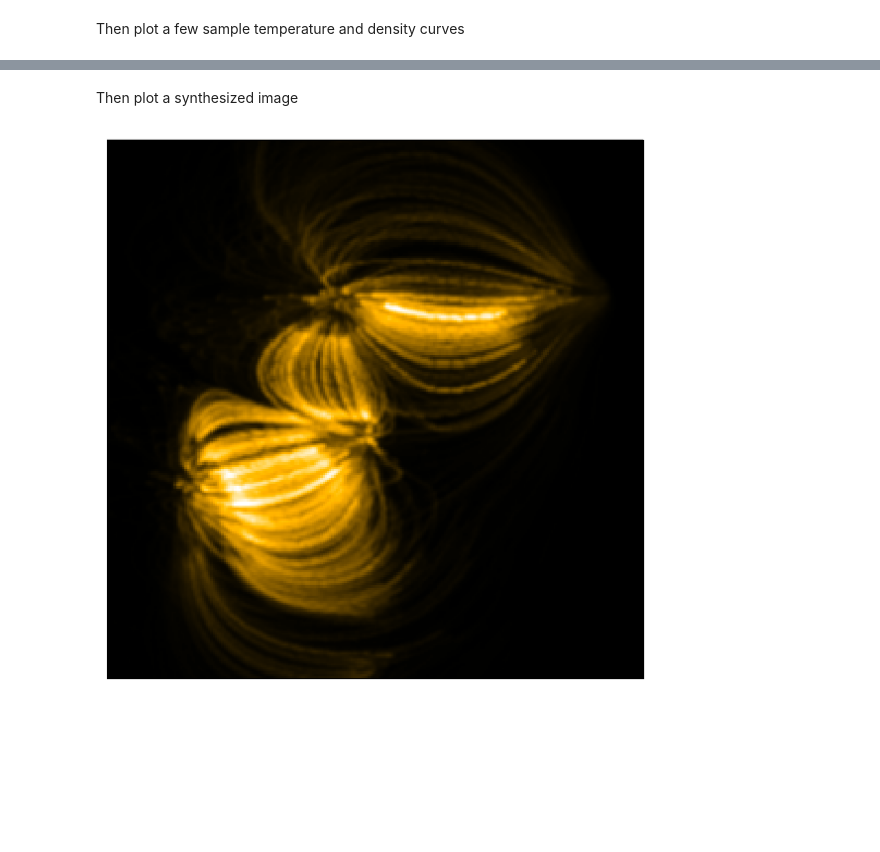
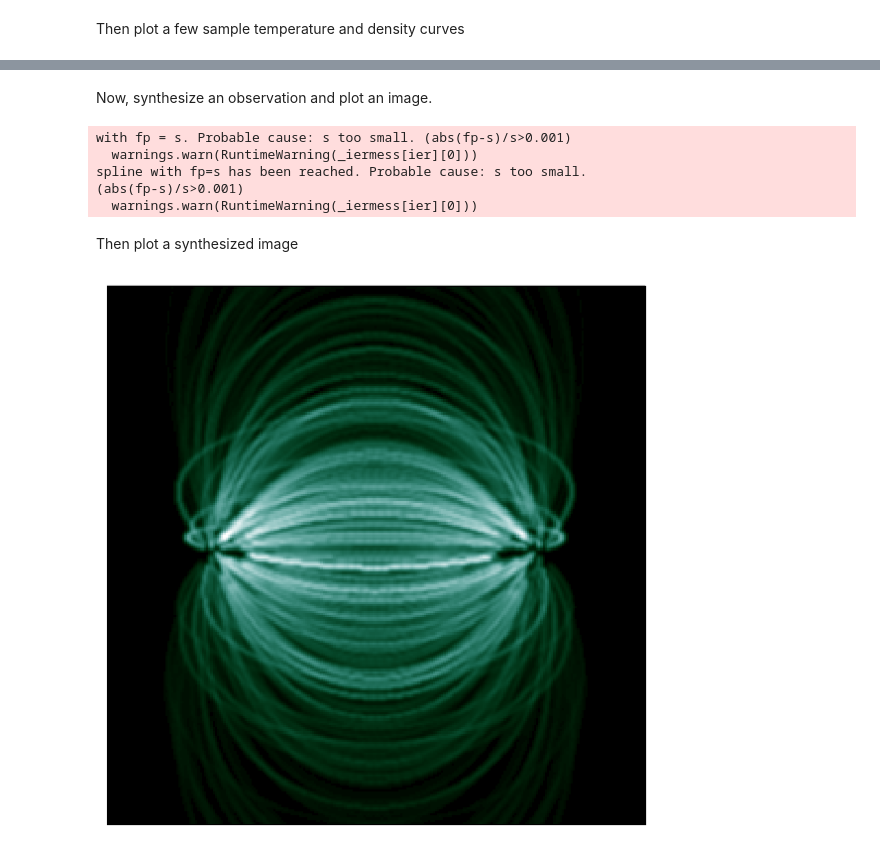
Before and after one commit to wtbarnes/tess-2018-talk, a Jupyter notebook: notebooks/diagram.ipynb, the cells around one changed output, grey strips where cells are left out. Cells and saved outputs as stored; diff of their text form; code cells hidden in the pictures; blank space fills up the shorter version.

```diff
--- a/notebooks/diagram.ipynb
+++ b/notebooks/diagram.ipynb
@@ -209,0 +277,2 @@ fig.savefig('../img/profiles_diagram.png',format='png',dpi=300,bbox_inches='tigh
+# %% [markdown]
+Now, synthesize an observation and plot an image.
@@ -209,0 +283,8 @@ fig.savefig('../img/profiles_diagram.png',format='png',dpi=300,bbox_inches='tigh
+# %%
+observer.build_detector_files('../data/dipole_example/',ds=0.25*u.Mm,)
+# %% [output]
+with fp = s. Probable cause: s too small. (abs(fp-s)/s>0.001)
+  warnings.warn(RuntimeWarning(_iermess[ier][0]))
+spline with fp=s has been reached. Probable cause: s too small.
+(abs(fp-s)/s>0.001)
+  warnings.warn(RuntimeWarning(_iermess[ier][0]))
@@ -210,23 +295,23 @@ fig.savefig('../img/profiles_diagram.png',format='png',dpi=300,bbox_inches='tigh
 # %% [markdown]
 Then plot a synthesized image
 # %%
-m = Map('/storage-home/w/wtb2/data/timelag_synthesis_v2/intermediate_frequency/nei/SDO_AIA/171/map_t001500.fits')
+m = Map('../data/dipole_example/SDO_AIA/94/map_t000000.fits')
 m = m.submap(
-    SkyCoord(-370*u.arcsec,-315*u.arcsec,frame=m.coordinate_frame),
-    SkyCoord(-220*u.arcsec,-165*u.arcsec,frame=m.coordinate_frame),
+    SkyCoord(-70*u.arcsec,-75*u.arcsec,frame=m.coordinate_frame),
+    SkyCoord(80*u.arcsec,75*u.arcsec,frame=m.coordinate_frame),
 )
 # %%
 fig = plt.figure(figsize=(10,10))
 ax = fig.gca(projection=m)
 m.plot(axes=ax,annotate=False,title=False,
-       norm=ImageNormalize(vmin=0,vmax=1.5e3,stretch=AsinhStretch(0.1))
+       norm=ImageNormalize(vmin=0,vmax=5e0,stretch=AsinhStretch(0.1))
       )
 ax.grid(alpha=0)
 lon,lat = ax.coords[0],ax.coords[1]
 lon.set_ticklabel_visible(False)
 lat.set_ticklabel_visible(False)
 lon.set_ticks_visible(False)
 lat.set_ticks_visible(False)
 fig.savefig('../img/aia_diagram.png',format='png',dpi=300,bbox_inches='tight')
 # %% [output]
-[figure, old version]
+[figure, new version]
```
Also changed, not shown: parts of 23 cells of this notebook, 4 other files.
